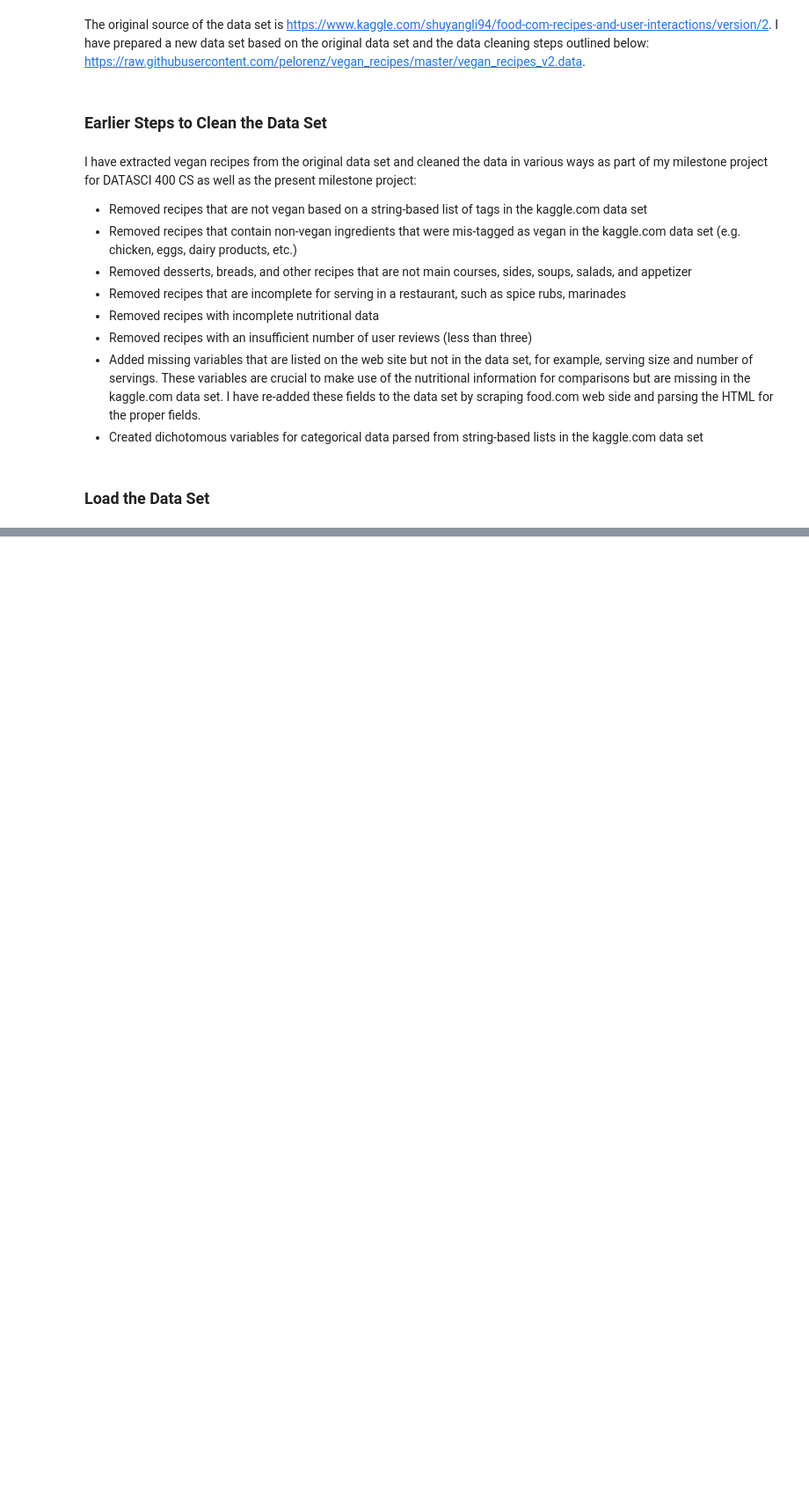
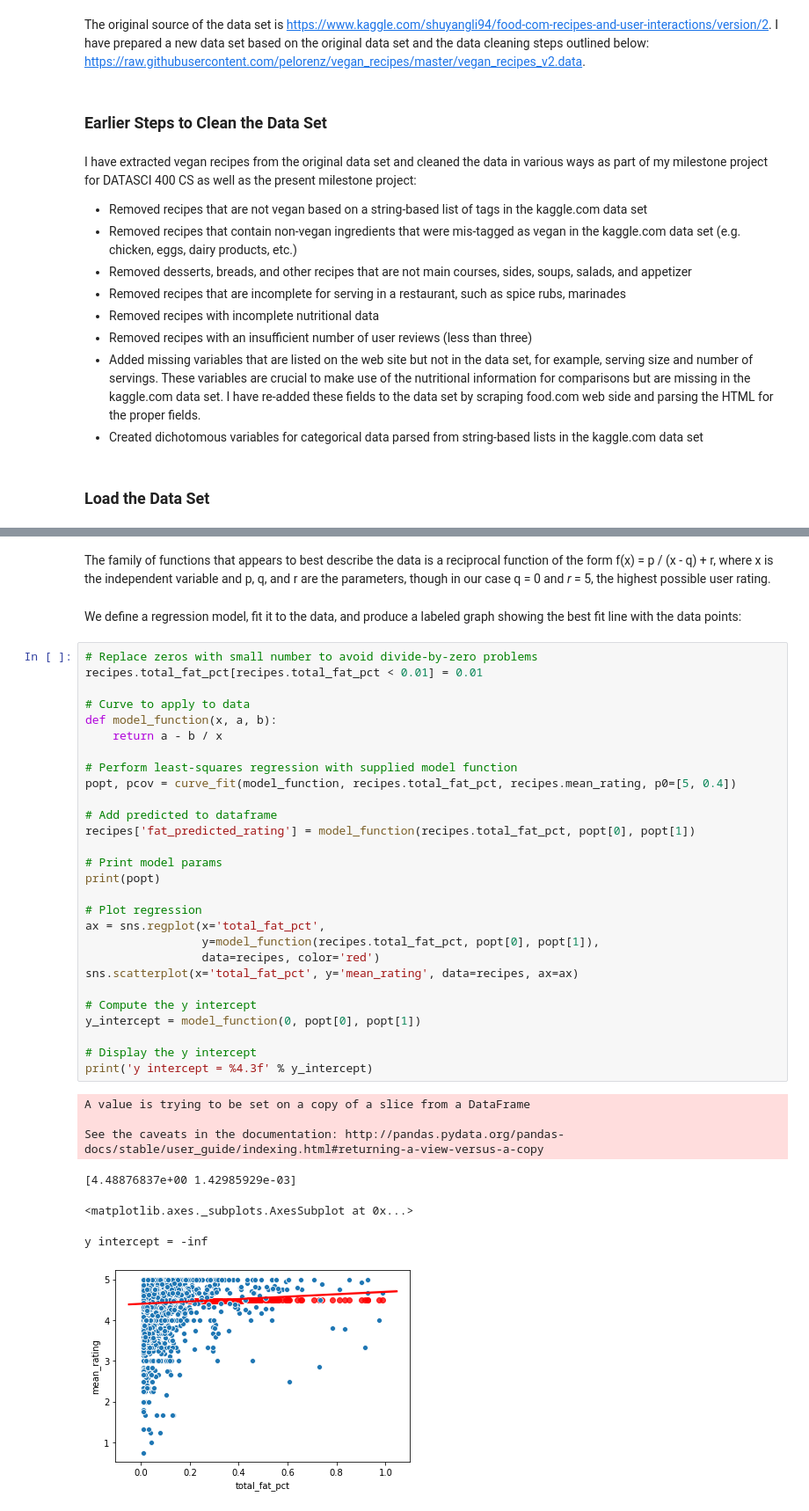
Before and after one commit to pelorenz/data-science-410, a Jupyter notebook: PeterLorenz-M03.ipynb, the cells around one changed output, grey strips where cells are left out. Shown at 88% size. Cells and saved outputs as stored; diff of their text form; blank space fills up the shorter version.

```diff
--- a/PeterLorenz-M03.ipynb
+++ b/PeterLorenz-M03.ipynb
@@ -58,0 +120,40 @@ recipes = pd.read_table(url)
+# %% [markdown]
+The family of functions that appears to best describe the data is a reciprocal function of the form f(x) = p / (x - q) + r, where x is the independent variable and p, q, and r are the parameters, though in our case q = 0 and *r* = 5, the highest possible user rating.
+# %% [markdown]
+We define a regression model, fit it to the data, and produce a labeled graph showing the best fit line with the data points:
+# %%
+# Replace zeros with small number to avoid divide-by-zero problems
+recipes.total_fat_pct[recipes.total_fat_pct < 0.01] = 0.01
+
+# Curve to apply to data
+def model_function(x, a, b):
+    return a - b / x
+
+# Perform least-squares regression with supplied model function
+popt, pcov = curve_fit(model_function, recipes.total_fat_pct, recipes.mean_rating, p0=[5, 0.4])
+
+# Add predicted to dataframe
+recipes['fat_predicted_rating'] = model_function(recipes.total_fat_pct, popt[0], popt[1])
+
+# Print model params
+print(popt)
+
+# Plot regression
+ax = sns.regplot(x='total_fat_pct',
+                 y=model_function(recipes.total_fat_pct, popt[0], popt[1]),
+                 data=recipes, color='red')
+sns.scatterplot(x='total_fat_pct', y='mean_rating', data=recipes, ax=ax)
+
+# Compute the y intercept
+y_intercept = model_function(0, popt[0], popt[1])
+
+# Display the y intercept
+print('y intercept = %4.3f' % y_intercept)
+# %% [output]
+A value is trying to be set on a copy of a slice from a DataFrame
+
+See the caveats in the documentation: http://pandas.pydata.org/pandas-docs/stable/user_guide/indexing.html#returning-a-view-versus-a-copy
+[4.48876837e+00 1.42985929e-03]
+<matplotlib.axes._subplots.AxesSubplot at 0x...>
+y intercept = -inf
+[figure, added]
```
Also changed, not shown: parts of 30 cells of this notebook.
